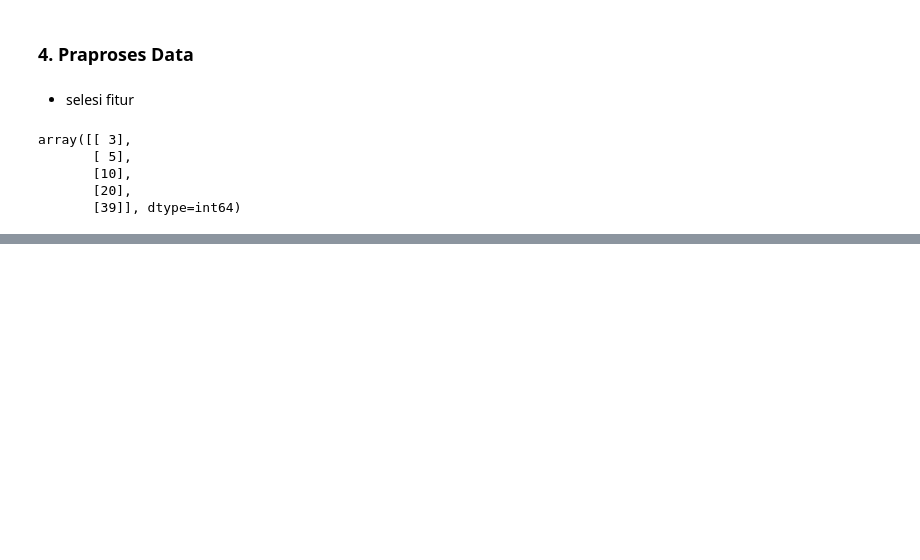
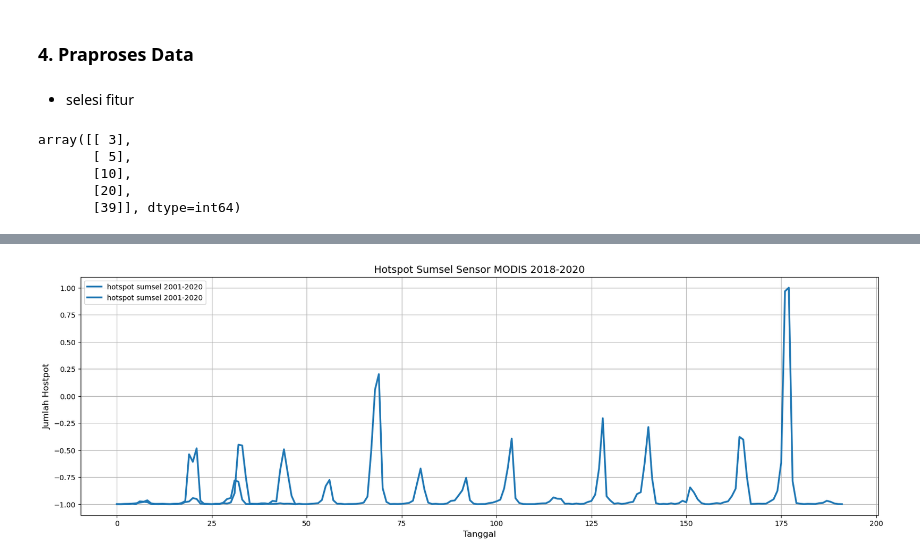
Before and after one commit to kusin/tensorflow-hotspot-v1, a Jupyter notebook: lstm-percobaan1.ipynb, the cells around one changed output, grey strips where cells are left out. Saved outputs shown, nothing was run; the diff lists cells and outputs as text; code cells hidden in the pictures; blank space fills up the shorter version.

```diff
--- a/lstm-percobaan1.ipynb
+++ b/lstm-percobaan1.ipynb
@@ -152,0 +201,19 @@ array([[ 3],
+# %%
+# membuat frame
+fig, ax = plt.subplots(figsize = (20,6))
+
+# membuat time series plot
+ax.plot(train, color="tab:blue", label="hotspot sumsel 2001-2020", linewidth=2.5)
+ax.plot(test, color="tab:blue", label="hotspot sumsel 2001-2020", linewidth=2.5)
+
+# membuat label-label
+ax.set_title("Hotspot Sumsel Sensor MODIS 2018-2020", fontsize=14)
+ax.set_xlabel("Tanggal", fontsize=12)
+ax.set_ylabel("Jumlah Hostpot", fontsize=12)
+ax.legend(loc='best')
+ax.grid(True)
+
+# menampilkan plot
+plt.show()
+# %% [output]
+[figure, added]
```
Also changed, not shown: parts of 11 cells of this notebook.
